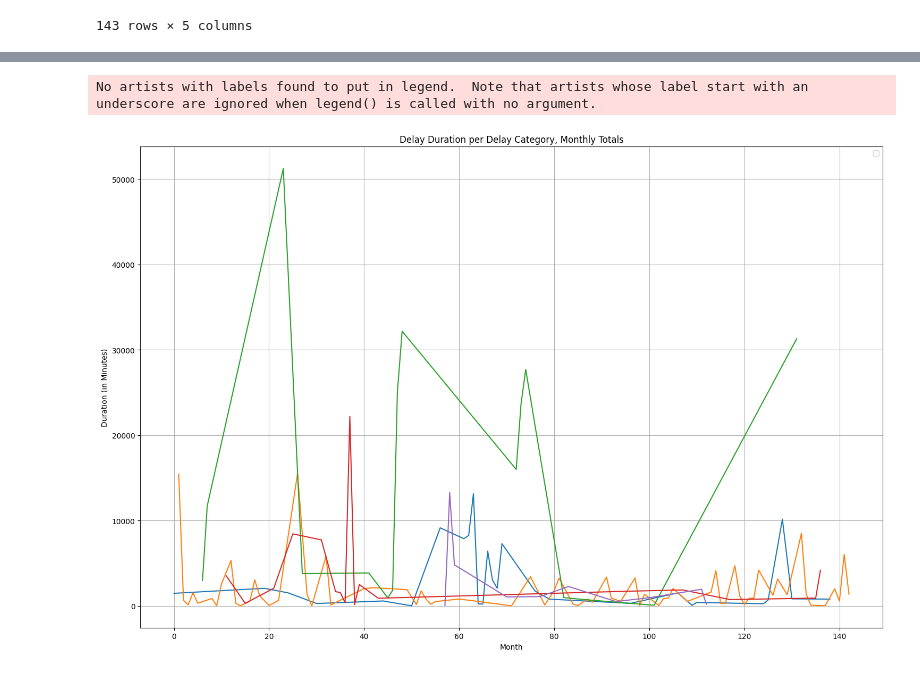
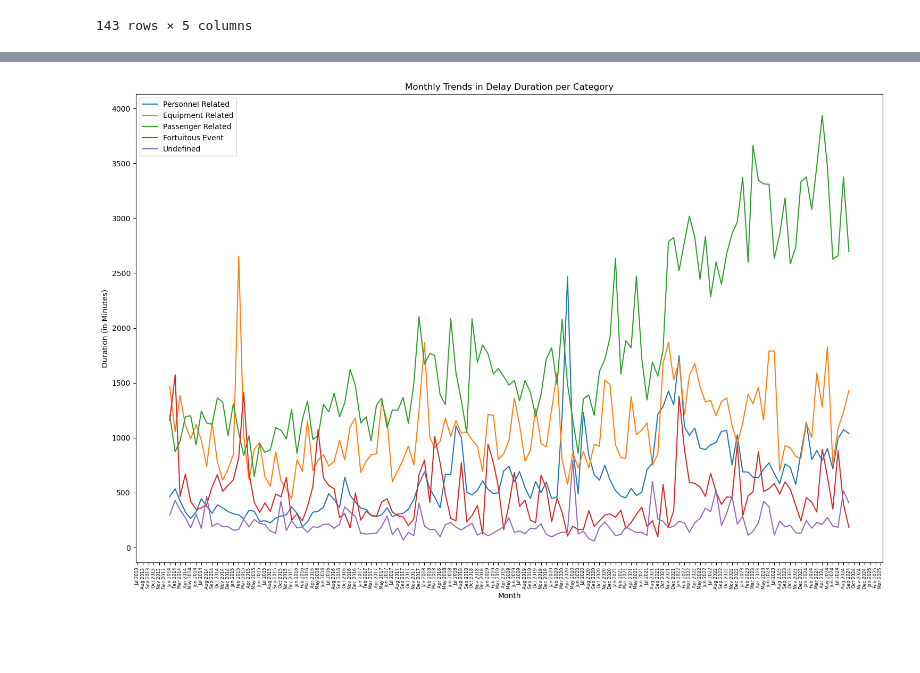
Before and after one commit to emem83/TTC-Delay-Dataset, a Jupyter notebook: TTC_Delay_Dataset_EDA.ipynb, the cells around one changed output, grey strips where cells are left out. Cells and saved outputs as stored; diff of their text form; code cells hidden in the pictures; blank space fills up the shorter version.

```diff
--- a/TTC_Delay_Dataset_EDA.ipynb
+++ b/TTC_Delay_Dataset_EDA.ipynb
@@ -195,12 +195,12 @@ colors = {'Personnel Related': 'red',
           'Undefined': 'gray'}
 # %%
 # create scatterplot per delay_cause and implement color scheme per delay_category
-plt.figure(figsize = (15, 10))
+plt.figure(figsize=(15, 10))
 for category, color in colors.items():
     subset = grouped_delay_causes[grouped_delay_causes['delay_category'] == category]
     plt.scatter(subset['total_occurrence'],
                 subset['delay_duration'],
-                s = subset['average_delay'] * 10,
+                #s = subset['average_delay'] * 10,
                 alpha = 0.6,
                 label = category,
                 c = color)
@@ -214,7 +214,7 @@ for i, row in grouped_delay_causes[
                 fontsize = 8)
 
 plt.title('Delay Causes')
-plt.xlabel('Total Delay Occurrences')
+plt.xlabel('Total Delay Occurrences (Count)')
 plt.ylabel('Total Delay Duration (minutes)')
 plt.xticks(rotation = 0, ha = 'right')
 plt.legend()
@@ -229,0 +239,12 @@ Also, the bigger the size of the bubble, the longer the average delay duration i
+# %%
+# group into delay category and per month
+grouped_delay_category = df_master.groupby(
+        [df_master['delay_category'],
+        df_master['datetime'].dt.to_period('M').dt.to_timestamp()]
+    ).agg(
+        total_occurrence = ('Min Delay', 'count'),
+        delay_duration = ('Min Delay', 'sum')
+    ).reset_index()
+grouped_delay_category['average_delay'] = grouped_delay_category['delay_duration'] / grouped_delay_category['total_occurrence']
+grouped_delay_category['3-Month MA'] = grouped_delay_category['delay_duration'].rolling(window = 3).mean()
+grouped_delay_category
@@ -230,17 +265,19 @@ Also, the bigger the size of the bubble, the longer the average delay duration i
 # %%
-# create line chart to show trends per delay category
+# plot in a line chart to look for monthly trends per delay category
 plt.figure(figsize = (15,10))
 for category, color in colors.items():
-    subset = grouped_delay_causes[grouped_delay_causes['delay_category'] == category]
-    plt.plot(subset['delay_duration'], subset[''])
+    subset = grouped_delay_category[grouped_delay_category['delay_category'] == category]
+    plt.plot(subset['datetime'], subset['delay_duration'], label = category)
 
-plt.title('Delay Duration per Delay Category, Monthly Totals')
+plt.title('Monthly Trends in Delay Duration per Category')
 plt.xlabel('Month')
+plt.gca().xaxis.set_major_formatter(mdates.DateFormatter('%b %Y'))
+plt.gca().xaxis.set_major_locator(mdates.MonthLocator())
+plt.xticks(rotation = 90, fontsize = 6)
 plt.ylabel('Duration (in Minutes)')
 plt.legend()
-plt.grid(True)
+#plt.grid(True)
 plt.tight_layout()
 plt.show()
 # %% [output]
-No artists with labels found to put in legend.  Note that artists whose label start with an underscore are ignored when legend() is called with no argument.
-[figure, old version]
+[figure, new version]
```
Also changed, not shown: parts of 9 cells of this notebook.
